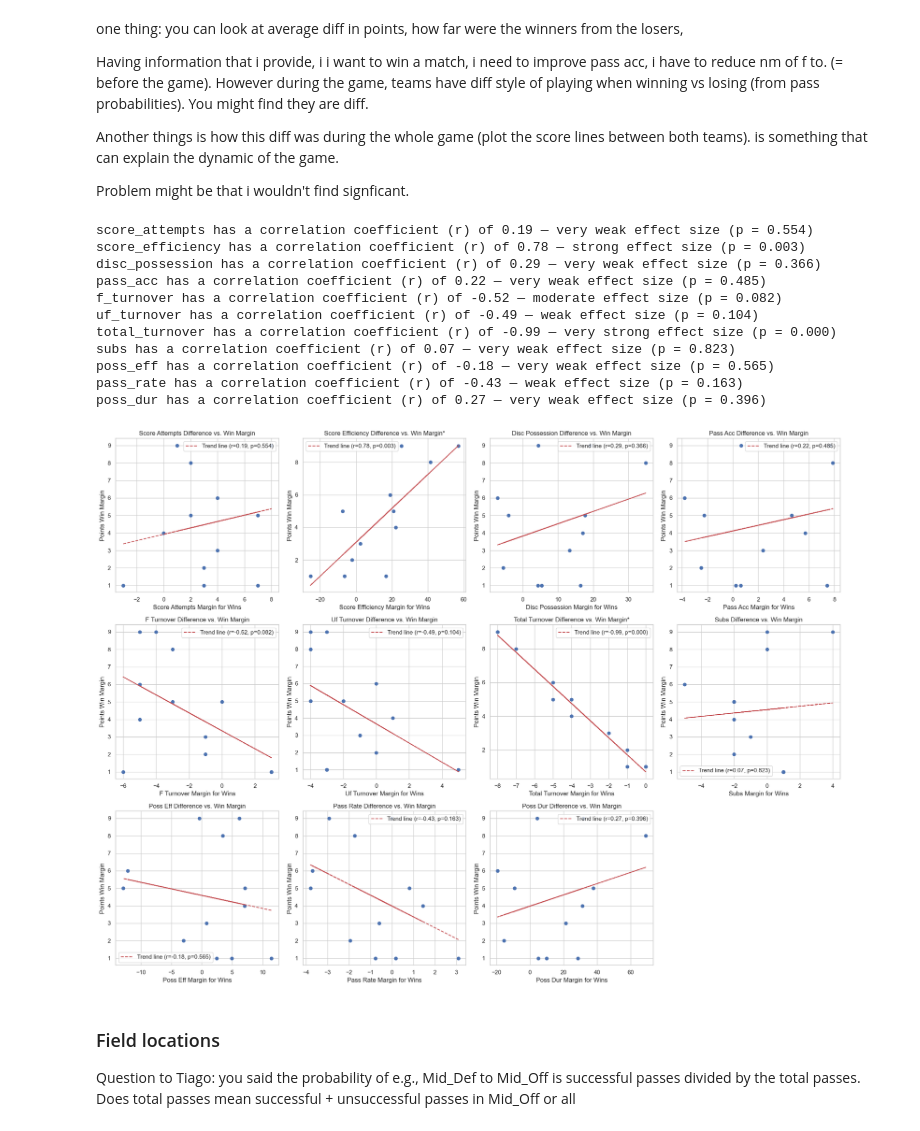
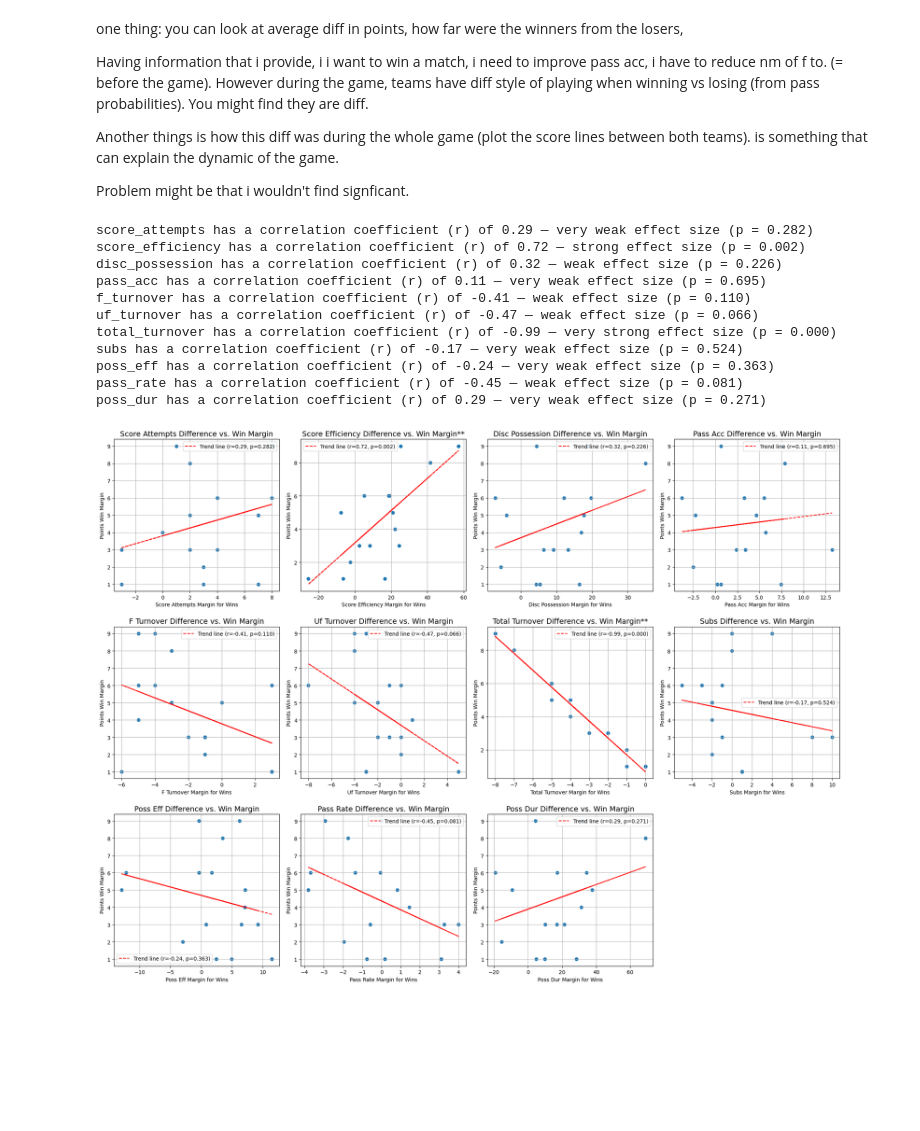
Before and after one commit to porseleyn/UF_Thesis_Analyses, a Jupyter notebook: inferential_statistics.ipynb, the cells around one changed output. Saved outputs shown, nothing was run; the diff lists cells and outputs as text; code cells hidden in the pictures; blank space fills up the shorter version.

```diff
--- a/inferential_statistics.ipynb
+++ b/inferential_statistics.ipynb
@@ -120,0 +337,14 @@ plt.show()
+# %%
+# Levene's test after removal of outlier: equal variances between teamA and teamB
+poss_eff_no_outlier = df_norm.drop([16,17,20,21])
+
+for col in indicators:
+    groupA = poss_eff_no_outlier[poss_eff_no_outlier["team"] == "teamA"][col].dropna()
+    groupB = poss_eff_no_outlier[poss_eff_no_outlier["team"] == "teamB"][col].dropna()
+
+    stat, p_value = stats.levene(groupA, groupB)
+
+    if p_value > 0.05:
+        print(f"Column: {col} | Levene Stat: {stat:.4f} | p-value: {p_value:.4f} | All good.")
+    else:
+        print(f"Column: {col} | Levene Stat: {stat:.4f} | p-value: {p_value:.4f} | Oh oh.")
@@ -157,7 +404,7 @@ po_du = [winners['poss_dur'], losers['poss_dur']]
 data_list = [sc_at, sc_ef, di_po, pa_ac, fo_to, uf_to, to_to, subs, po_ef, pa_ra, po_du]
 titles = [
     'Score attempts', 'Score efficiency', 'Disc possession',
-    'Pass accuracy', 'Forced turnovers', 'Unforced turnovers',
+    'Passing accuracy', 'Forced turnovers', 'Unforced turnovers',
     'Total turnovers', 'Subs', 'Possession efficiency',
     'Passing rate', 'Possession duration'
 ]
@@ -242,12 +440,15 @@ fig, axes = plt.subplots(3, 4, figsize=(16, 10))
 ylabels = ['N', '%', '%', '%', 'N', 'N', 'N', 'N', 'Passes per score',
         'Passes per minute', 'Avg time (s) per possession']
 
-significant = {
+significant = { # score attempts, disc possession, total turnovers, subs, passing rate.
     'Score attempts': '**',
-    'Disc possession': '*',
-    'Possession duration': '*',
-    'Forced turnovers': '*',
-    'Total turnovers': '**'
+    'Score efficiency': '*',
+    'Disc possession': '**',
+    'Passing accuracy': '**',
+    'Total turnovers': '**',
+    'Subs': '*',
+    'Possession efficiency': '*',
+    'Passing rate': '**'
 }
 
 for i, (data, title) in enumerate(zip(data_list, titles)):
@@ -267,7 +468,7 @@ for i, (data, title) in enumerate(zip(data_list, titles)):
         median.set_color('darkblue')
         median.set_linewidth(2)  # Optional: make it a bit bolder
 
-    ax.set_xticklabels(['Winners', 'Losers'])
+    ax.set_xticklabels(['Winning teams', 'Losing teams'])
     ax.set_ylabel(ylabels[i])
 
     # Use significance dictionary for stars
@@ -620,9 +701,9 @@ def plot_indicator_vs_point_margin(df, indicator_column, ax=None):
         effect = "very weak"
 
     # Add a star to title if effect size is large
-    title_star = "*" if p_value < 0.05 else ""
+    title_star = "**" if p_value < 0.01 else "*" if p_value < 0.05 else ""
     title = f"{indicator_column.replace('_', ' ').title()} Difference vs. Win Margin{title_star}"
-    ax.set_title(title)
+    ax.set_title(title, fontsize=14)
 
     # Plot scatter and regression line
     ax.scatter(x, y)
@@ -636,36 +717,36 @@ def plot_indicator_vs_point_margin(df, indicator_column, ax=None):
 # %%
 indicator_names = [
     'score_attempts', 'score_efficiency', 'disc_possession',
     'pass_acc', 'f_turnover', 'uf_turnover',
     'total_turnover', 'subs', 'poss_eff',
     'pass_rate', 'poss_dur'
 ]
 
 fig, axs = plt.subplots(3, 4, figsize=(20, 15))
 axs = axs.flatten()
 
 for i, indicator in enumerate(indicator_names):
     plot_indicator_vs_point_margin(df, indicator, ax=axs[i])
 
 # Hide empty subplot (if 11 plots in 3x4 grid)
 axs[-1].axis('off')
 
-plt.tight_layout()
+plt.tight_layout(h_pad=2.0)
 plt.savefig('data/figures/corr_plot.png')
 plt.show()
 # %% [output]
-score_attempts has a correlation coefficient (r) of 0.19 — very weak effect size (p = 0.554)
-score_efficiency has a correlation coefficient (r) of 0.78 — strong effect size (p = 0.003)
-disc_possession has a correlation coefficient (r) of 0.29 — very weak effect size (p = 0.366)
-pass_acc has a correlation coefficient (r) of 0.22 — very weak effect size (p = 0.485)
-f_turnover has a correlation coefficient (r) of -0.52 — moderate effect size (p = 0.082)
-uf_turnover has a correlation coefficient (r) of -0.49 — weak effect size (p = 0.104)
+score_attempts has a correlation coefficient (r) of 0.29 — very weak effect size (p = 0.282)
+score_efficiency has a correlation coefficient (r) of 0.72 — strong effect size (p = 0.002)
+disc_possession has a correlation coefficient (r) of 0.32 — weak effect size (p = 0.226)
+pass_acc has a correlation coefficient (r) of 0.11 — very weak effect size (p = 0.695)
+f_turnover has a correlation coefficient (r) of -0.41 — weak effect size (p = 0.110)
+uf_turnover has a correlation coefficient (r) of -0.47 — weak effect size (p = 0.066)
 total_turnover has a correlation coefficient (r) of -0.99 — very strong effect size (p = 0.000)
-subs has a correlation coefficient (r) of 0.07 — very weak effect size (p = 0.823)
-poss_eff has a correlation coefficient (r) of -0.18 — very weak effect size (p = 0.565)
-pass_rate has a correlation coefficient (r) of -0.43 — weak effect size (p = 0.163)
-poss_dur has a correlation coefficient (r) of 0.27 — very weak effect size (p = 0.396)
+subs has a correlation coefficient (r) of -0.17 — very weak effect size (p = 0.524)
+poss_eff has a correlation coefficient (r) of -0.24 — very weak effect size (p = 0.363)
+pass_rate has a correlation coefficient (r) of -0.45 — weak effect size (p = 0.081)
+poss_dur has a correlation coefficient (r) of 0.29 — very weak effect size (p = 0.271)
-[figure, old version]
+[figure, new version]
 # %%
 plot_indicator_vs_point_margin(df, "score_attempts")
 plot_indicator_vs_point_margin(df, 'score_efficiency')
@@ -678,7 +759,3 @@ plot_indicator_vs_point_margin(df, 'subs')
 plot_indicator_vs_point_margin(df, 'poss_eff')
 plot_indicator_vs_point_margin(df, 'pass_rate')
 plot_indicator_vs_point_margin(df, 'poss_dur')
-# %% [markdown]
-### Field locations
-
-Question to Tiago: you said the probability of e.g., Mid_Def to Mid_Off is successful passes divided by the total passes. Does total passes mean successful + unsuccessful passes in Mid_Off or all
```
Also changed, not shown: parts of 25 cells of this notebook, 23 other files.
